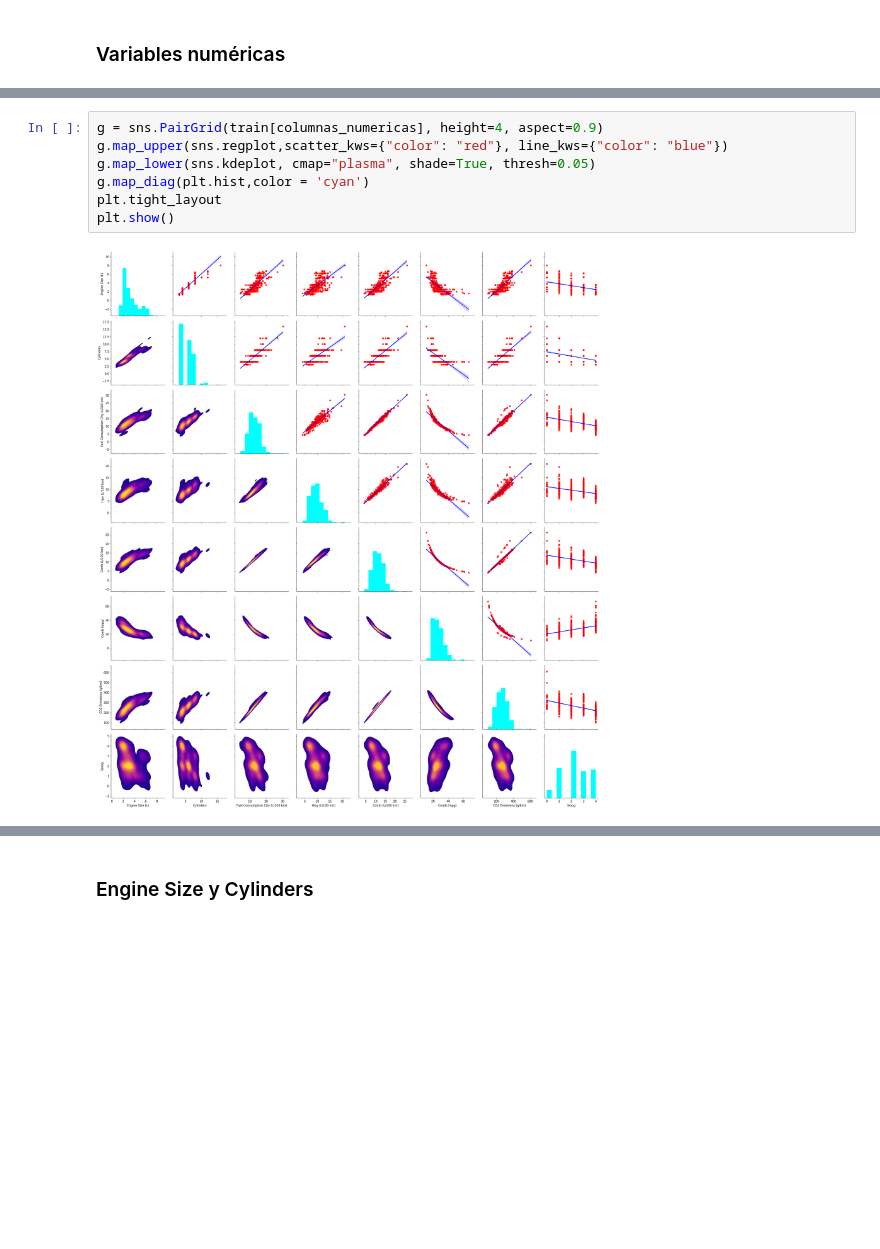
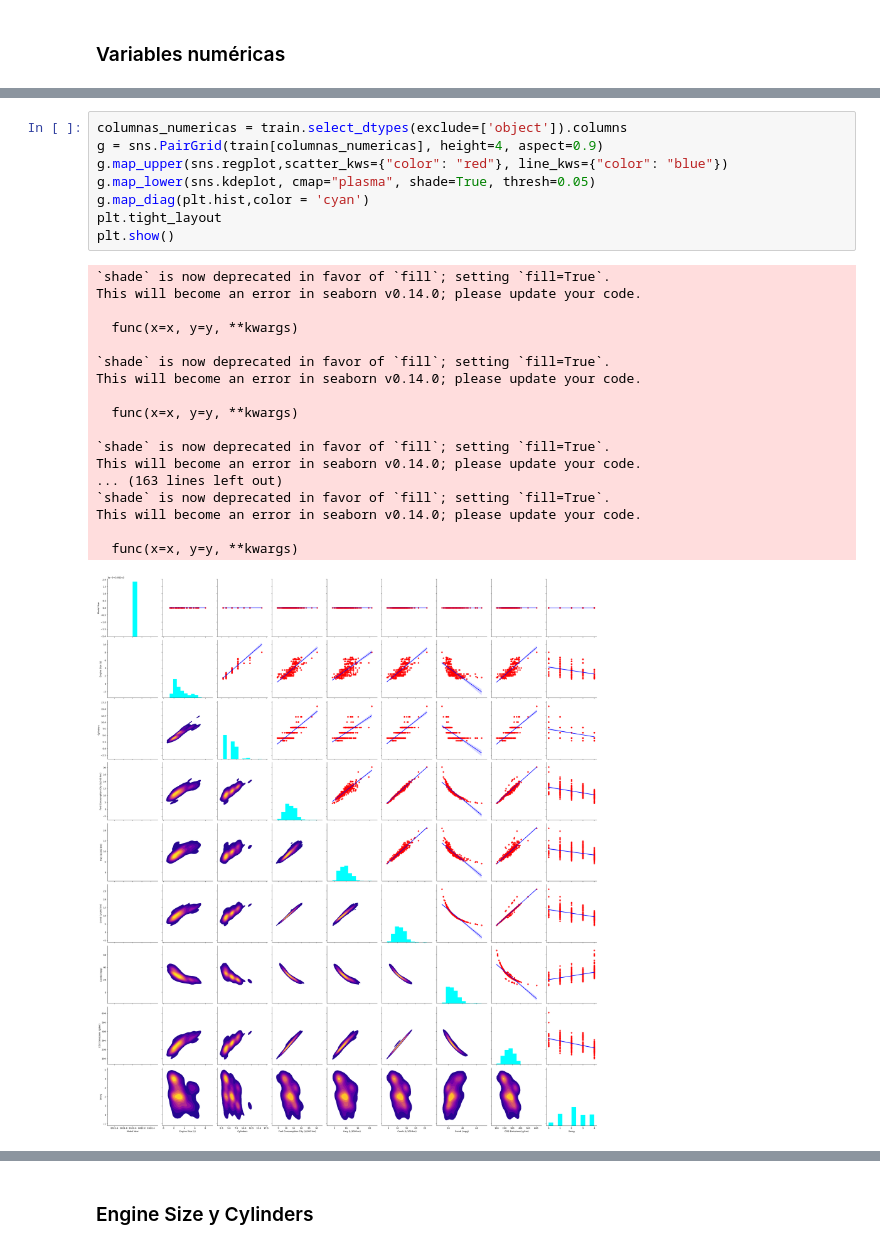
Before and after one commit to Kraslo/APAU_SMOG_PREDICTION_3RDGROUP, a Jupyter notebook: codigo/codigo_andy.ipynb, the cells around one changed output, grey strips where cells are left out. Saved outputs shown, nothing was run; the diff lists cells and outputs as text; blank space fills up the shorter version.

```diff
--- a/codigo/codigo_andy.ipynb
+++ b/codigo/codigo_andy.ipynb
@@ -288,12 +290,30 @@ sns.pairplot(train)
 # %%
+columnas_numericas = train.select_dtypes(exclude=['object']).columns
 g = sns.PairGrid(train[columnas_numericas], height=4, aspect=0.9)
 g.map_upper(sns.regplot,scatter_kws={"color": "red"}, line_kws={"color": "blue"})
 g.map_lower(sns.kdeplot, cmap="plasma", shade=True, thresh=0.05)
 g.map_diag(plt.hist,color = 'cyan')
 plt.tight_layout
 plt.show()
 # %% [output]
+`shade` is now deprecated in favor of `fill`; setting `fill=True`.
+This will become an error in seaborn v0.14.0; please update your code.
+
+  func(x=x, y=y, **kwargs)
+
+`shade` is now deprecated in favor of `fill`; setting `fill=True`.
+This will become an error in seaborn v0.14.0; please update your code.
+
+  func(x=x, y=y, **kwargs)
+
+`shade` is now deprecated in favor of `fill`; setting `fill=True`.
+This will become an error in seaborn v0.14.0; please update your code.
+... (163 lines left out)
+`shade` is now deprecated in favor of `fill`; setting `fill=True`.
+This will become an error in seaborn v0.14.0; please update your code.
+
+  func(x=x, y=y, **kwargs)
-[figure, old version]
+[figure, new version]
 # %%
 ## mapa de calor correalación con sns
 sns.heatmap(train[columnas_numericas].corr(),annot=True,cmap='coolwarm')
```
Also changed, not shown: parts of 229 cells of this notebook, 8 other files.
